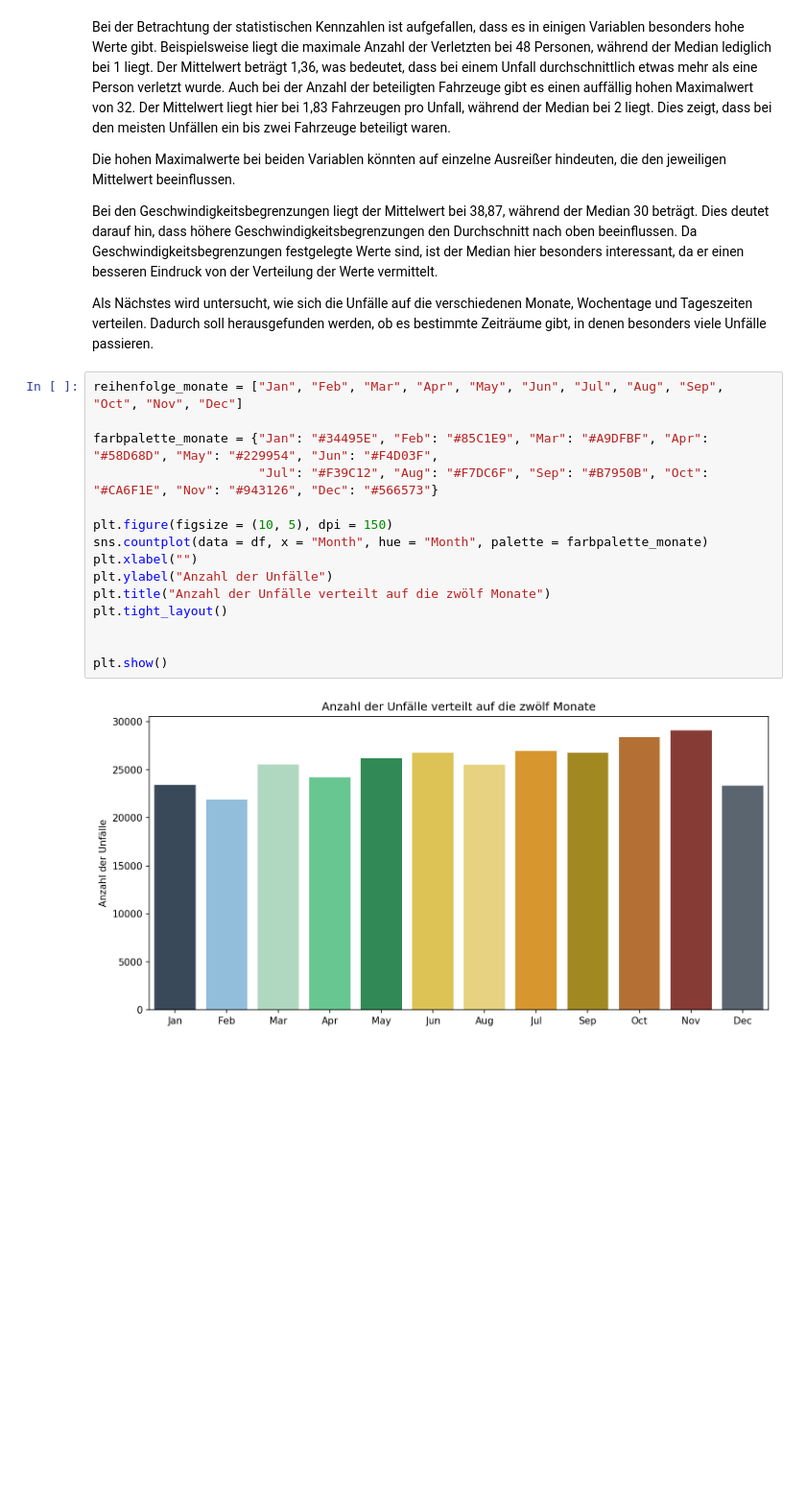
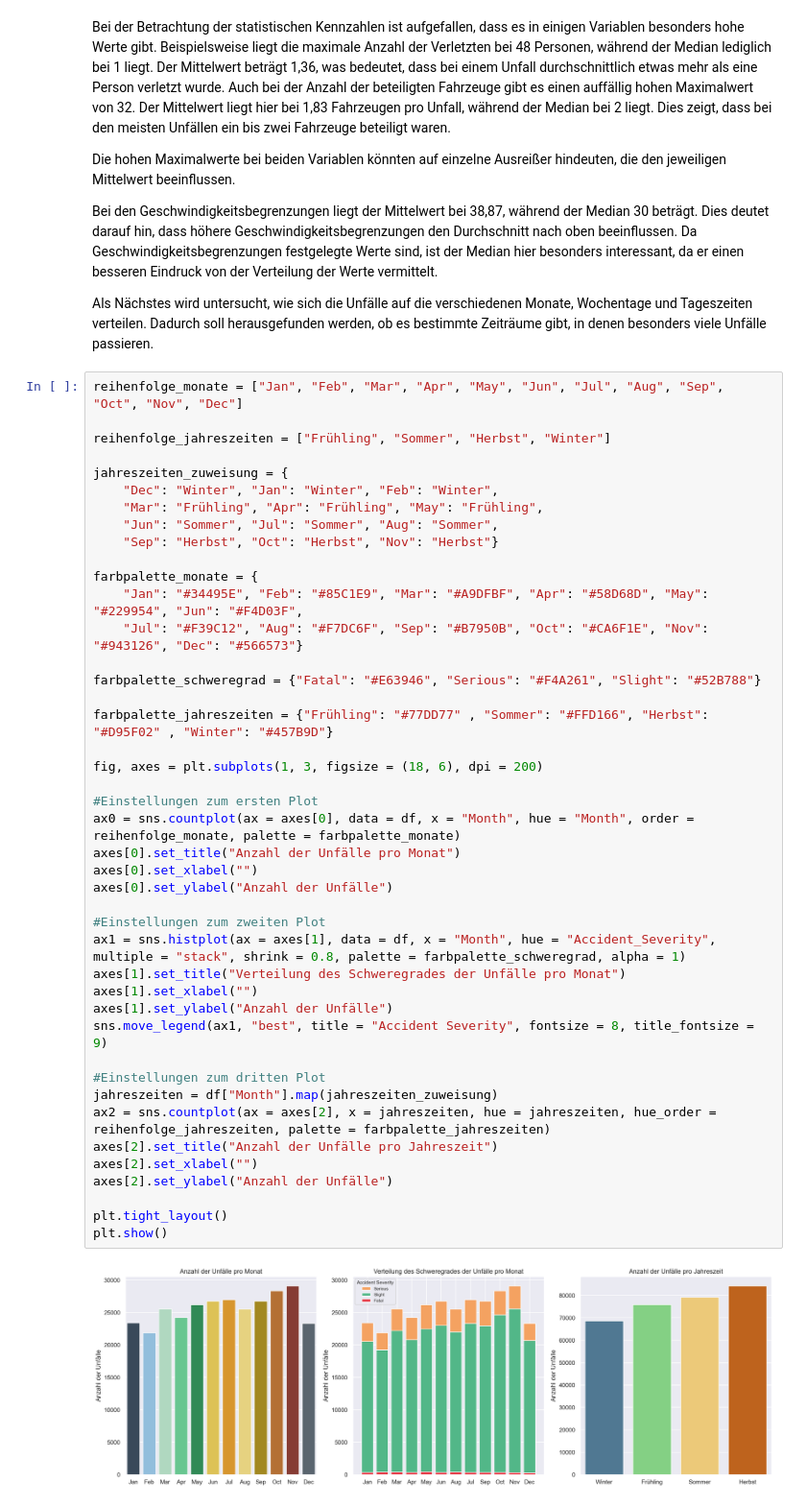
Before and after one commit to DamianM0N/Road-Accident-Dataset-deskriptive-Analyse, a Jupyter notebook: Projekt.ipynb, the cells around one changed output. Shown at 96% size. Drawn from its saved outputs; the diff is of its cells as text; blank space fills up the shorter version.

```diff
--- a/Projekt.ipynb
+++ b/Projekt.ipynb
@@ -414,20 +413,48 @@ Die hohen Maximalwerte bei beiden Variablen könnten auf einzelne Ausreißer hin
 Bei den Geschwindigkeitsbegrenzungen liegt der Mittelwert bei 38,87, während der Median 30 beträgt. Dies deutet darauf hin, dass höhere Geschwindigkeitsbegrenzungen den Durchschnitt nach oben beeinflussen. Da Geschwindigkeitsbegrenzungen festgelegte Werte sind, ist der Median hier besonders interessant, da er einen besseren Eindruck von der Verteilung der Werte vermittelt.
 
 Als Nächstes wird untersucht, wie sich die Unfälle auf die verschiedenen Monate, Wochentage und Tageszeiten verteilen. Dadurch soll herausgefunden werden, ob es bestimmte Zeiträume gibt, in denen besonders viele Unfälle passieren.
-# %%
-reihenfolge_monate = ["Jan", "Feb", "Mar", "Apr", "May", "Jun", "Jul", "Aug", "Sep", "Oct", "Nov", "Dec"]
-
-farbpalette_monate = {"Jan": "#34495E", "Feb": "#85C1E9", "Mar": "#A9DFBF", "Apr": "#58D68D", "May": "#229954", "Jun": "#F4D03F",
-                      "Jul": "#F39C12", "Aug": "#F7DC6F", "Sep": "#B7950B", "Oct": "#CA6F1E", "Nov": "#943126", "Dec": "#566573"}
-
-plt.figure(figsize = (10, 5), dpi = 150)
-sns.countplot(data = df, x = "Month", hue = "Month", palette = farbpalette_monate)
-plt.xlabel("")
-plt.ylabel("Anzahl der Unfälle")
-plt.title("Anzahl der Unfälle verteilt auf die zwölf Monate")
-plt.tight_layout()
-
-
-plt.show()
-# %% [output]
-[figure, removed]
+# %%
+reihenfolge_monate = ["Jan", "Feb", "Mar", "Apr", "May", "Jun", "Jul", "Aug", "Sep", "Oct", "Nov", "Dec"]
+
+reihenfolge_jahreszeiten = ["Frühling", "Sommer", "Herbst", "Winter"]
+
+jahreszeiten_zuweisung = {
+    "Dec": "Winter", "Jan": "Winter", "Feb": "Winter",
+    "Mar": "Frühling", "Apr": "Frühling", "May": "Frühling",
+    "Jun": "Sommer", "Jul": "Sommer", "Aug": "Sommer",
+    "Sep": "Herbst", "Oct": "Herbst", "Nov": "Herbst"}
+
+farbpalette_monate = {
+    "Jan": "#34495E", "Feb": "#85C1E9", "Mar": "#A9DFBF", "Apr": "#58D68D", "May": "#229954", "Jun": "#F4D03F",
+    "Jul": "#F39C12", "Aug": "#F7DC6F", "Sep": "#B7950B", "Oct": "#CA6F1E", "Nov": "#943126", "Dec": "#566573"}
+
+farbpalette_schweregrad = {"Fatal": "#E63946", "Serious": "#F4A261", "Slight": "#52B788"}
+
+farbpalette_jahreszeiten = {"Frühling": "#77DD77" , "Sommer": "#FFD166", "Herbst": "#D95F02" , "Winter": "#457B9D"}
+
+fig, axes = plt.subplots(1, 3, figsize = (18, 6), dpi = 200)
+
+#Einstellungen zum ersten Plot
+ax0 = sns.countplot(ax = axes[0], data = df, x = "Month", hue = "Month", order = reihenfolge_monate, palette = farbpalette_monate)
+axes[0].set_title("Anzahl der Unfälle pro Monat")
+axes[0].set_xlabel("")
+axes[0].set_ylabel("Anzahl der Unfälle")
+
+#Einstellungen zum zweiten Plot
+ax1 = sns.histplot(ax = axes[1], data = df, x = "Month", hue = "Accident_Severity", multiple = "stack", shrink = 0.8, palette = farbpalette_schweregrad, alpha = 1)
+axes[1].set_title("Verteilung des Schweregrades der Unfälle pro Monat")
+axes[1].set_xlabel("")
+axes[1].set_ylabel("Anzahl der Unfälle")
+sns.move_legend(ax1, "best", title = "Accident Severity", fontsize = 8, title_fontsize = 9)
+
+#Einstellungen zum dritten Plot
+jahreszeiten = df["Month"].map(jahreszeiten_zuweisung)
+ax2 = sns.countplot(ax = axes[2], x = jahreszeiten, hue = jahreszeiten, hue_order = reihenfolge_jahreszeiten, palette = farbpalette_jahreszeiten)
+axes[2].set_title("Anzahl der Unfälle pro Jahreszeit")
+axes[2].set_xlabel("")
+axes[2].set_ylabel("Anzahl der Unfälle")
+
+plt.tight_layout()
+plt.show()
+# %% [output]
+[figure, added]
```
Also changed, not shown: parts of 4 cells of this notebook.
